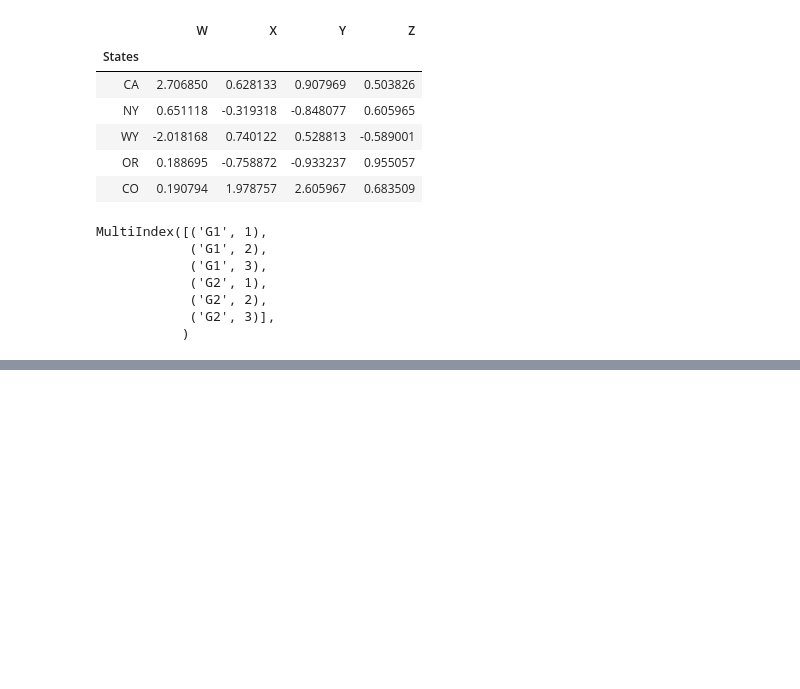
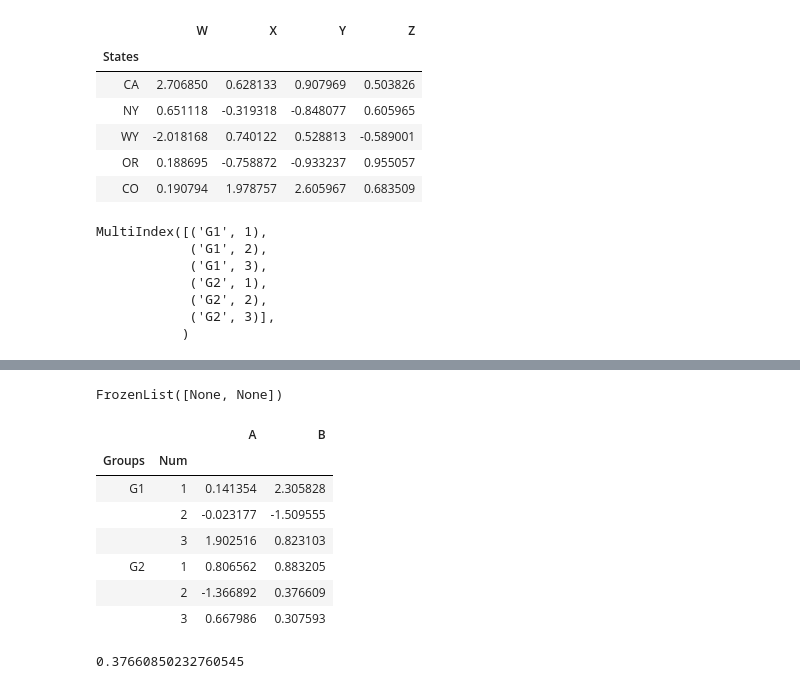
Before and after one commit to rado-radoev/code_mashup, a Jupyter notebook: python/DataSience/moreDataSience/Refactored_Py_DS_ML_Bootcamp-master/03-Python-for-Data-Analysis-Pandas/DataFrames.ipynb, the cells around one changed output, grey strips where cells are left out. Cells and saved outputs as stored; diff of their text form; code cells hidden in the pictures; blank space fills up the shorter version.

Commit message:
dataframes

```diff
--- a/python/DataSience/moreDataSience/Refactored_Py_DS_ML_Bootcamp-master/03-Python-for-Data-Analysis-Pandas/DataFrames.ipynb
+++ b/python/DataSience/moreDataSience/Refactored_Py_DS_ML_Bootcamp-master/03-Python-for-Data-Analysis-Pandas/DataFrames.ipynb
@@ -276,0 +281,2 @@ MultiIndex([('G1', 1),
+# %%
+pf = pd.DataFrame(randn(6,2), hier_index, ['A', 'B'])
@@ -276,0 +316,21 @@ MultiIndex([('G1', 1),
+# %%
+pf.index.names
+# %% [output]
+FrozenList([None, None])
+# %%
+pf.index.names = ['Groups', 'Num']
+# %%
+pf
+# %% [output]
+|  |  | A | B |
+| Groups | Num |  |  |
+| G1 | 1 | 0.141354 | 2.305828 |
+|  | 2 | -0.023177 | -1.509555 |
+|  | 3 | 1.902516 | 0.823103 |
+| G2 | 1 | 0.806562 | 0.883205 |
+|  | 2 | -1.366892 | 0.376609 |
+|  | 3 | 0.667986 | 0.307593 |
+# %%
+pf.loc['G2'].loc[2].loc['B']
+# %% [output]
+0.37660850232760545
```
Also changed, not shown: parts of 18 cells of this notebook.
